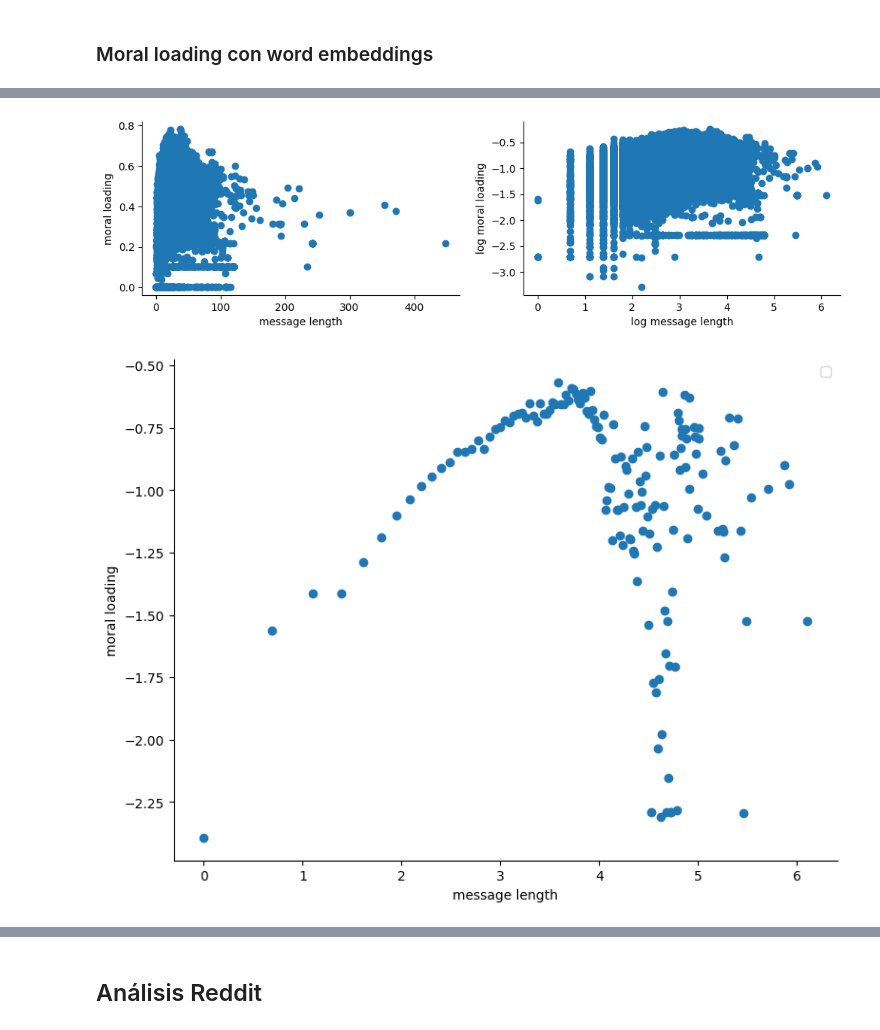
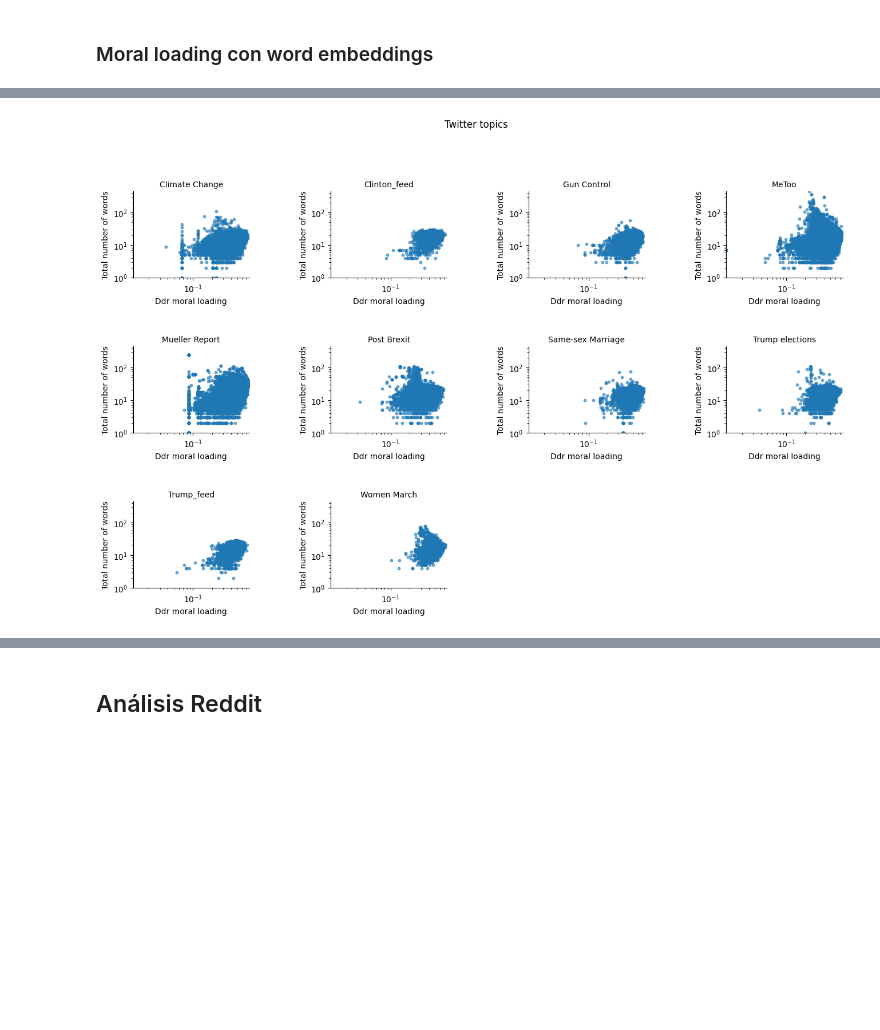
Before and after one commit to DiegoLeonG96/Scaling-laws-in-moral-dynamics-on-social-media, a Jupyter notebook: Exploration.ipynb, the cells around one changed output, grey strips where cells are left out. Saved outputs shown, nothing was run; the diff lists cells and outputs as text; code cells hidden in the pictures; blank space fills up the shorter version.

```diff
--- a/Exploration.ipynb
+++ b/Exploration.ipynb
@@ -134,6 +142,7 @@ with open("moral_foundations_dictionary/mfd_canonical.json", encoding="utf-8") a
 
 # Lista completa de palabras (todas las categorías y valencias)
 moral_words = sorted({t for v in mfd.values() for terms in v.values() for t in terms})
+moral_words = [m.lower() for m in moral_words]
 # %%
 moral_words
 # %% [output]
@@ -349,0 +346,7 @@ moral_words_vector = get_representation_vector(kv, moral_words)
+# %%
+# --- Patrones de limpieza ---
+URL_RE        = re.compile(r"https?://\S+|www\.\S+", flags=re.IGNORECASE)
+MENTION_RE    = re.compile(r"@\w+")
+HASHTAG_ALL   = re.compile(r"#([A-Za-z0-9_]+)")
+EMOTICON_RE   = re.compile(r"(?:(?::|;|=|x)[-^']?[)D\(POo/\\]|<3)", flags=re.IGNORECASE)
+HTML_ENT_RE   = re.compile(r"&\w+;")  # &amp; &gt; ...
@@ -497,0 +511,14 @@ agg_log_plot(twitter_plots_data, "message_len", "moral_loading", ["message lengt
+# %%
+topic_label = 'Mueller Report'
+twitter_topic = twitter_plots_data[twitter_plots_data["Topic_label"] == topic_label].copy()
+
+figsize = (8, 3)
+fig, ax = plt.subplots(nrows=1, ncols=1, figsize = figsize)
+
+ax.scatter(twitter_topic["moral_loading"], twitter_topic["message_len"])
+ax.set_xlabel("Number of moral words")
+ax.set_ylabel("Total number of words")
+ax.spines['top'].set_visible(False)
+ax.spines['right'].set_visible(False)
+ax.set_yscale('log', base = 10)
+ax.set_xscale('log', base = 10)
@@ -509,22 +705,11 @@ Text(0, 0.5, 'Frequency')
 # %%
-figsize = (12, 3)
-fig, ax = plt.subplots(nrows=1, ncols=2, figsize = figsize)
-
-ax[0].scatter(twitter_plots_data["message_len"], twitter_plots_data["ddr_moral_loading"])
-ax[0].set_xlabel("message length")
-ax[0].set_ylabel("moral loading")
-
-ax[1].scatter(np.log(twitter_plots_data["message_len"]), np.log(twitter_plots_data["ddr_moral_loading"]))
-ax[1].set_xlabel("log message length")
-ax[1].set_ylabel("log moral loading")
-
-ax[0].spines['top'].set_visible(False)
-ax[0].spines['right'].set_visible(False)
-ax[1].spines['top'].set_visible(False)
-ax[1].spines['right'].set_visible(False)
+fig, axes = plot_topics_grid(twitter_plots_data,
+                            ["Ddr moral loading", "Total number of words"],
+                            topic_col="Topic_label",
+                            xcol="ddr_moral_loading", ycol="message_len",
+                            cols=4, figsize_per_cell=(4,3),
+                            suptitle="Twitter topics",
+                            row_gap = 0.8,
+                            col_gap = 0.7)
 # %% [output]
-[figure, old version]
+[figure, new version]
-# %%
-agg_log_plot(twitter_plots_data, "message_len", "ddr_moral_loading", ["message length", "moral loading"])
-# %% [output]
-[figure, removed]
```
Also changed, not shown: parts of 44 cells of this notebook.
